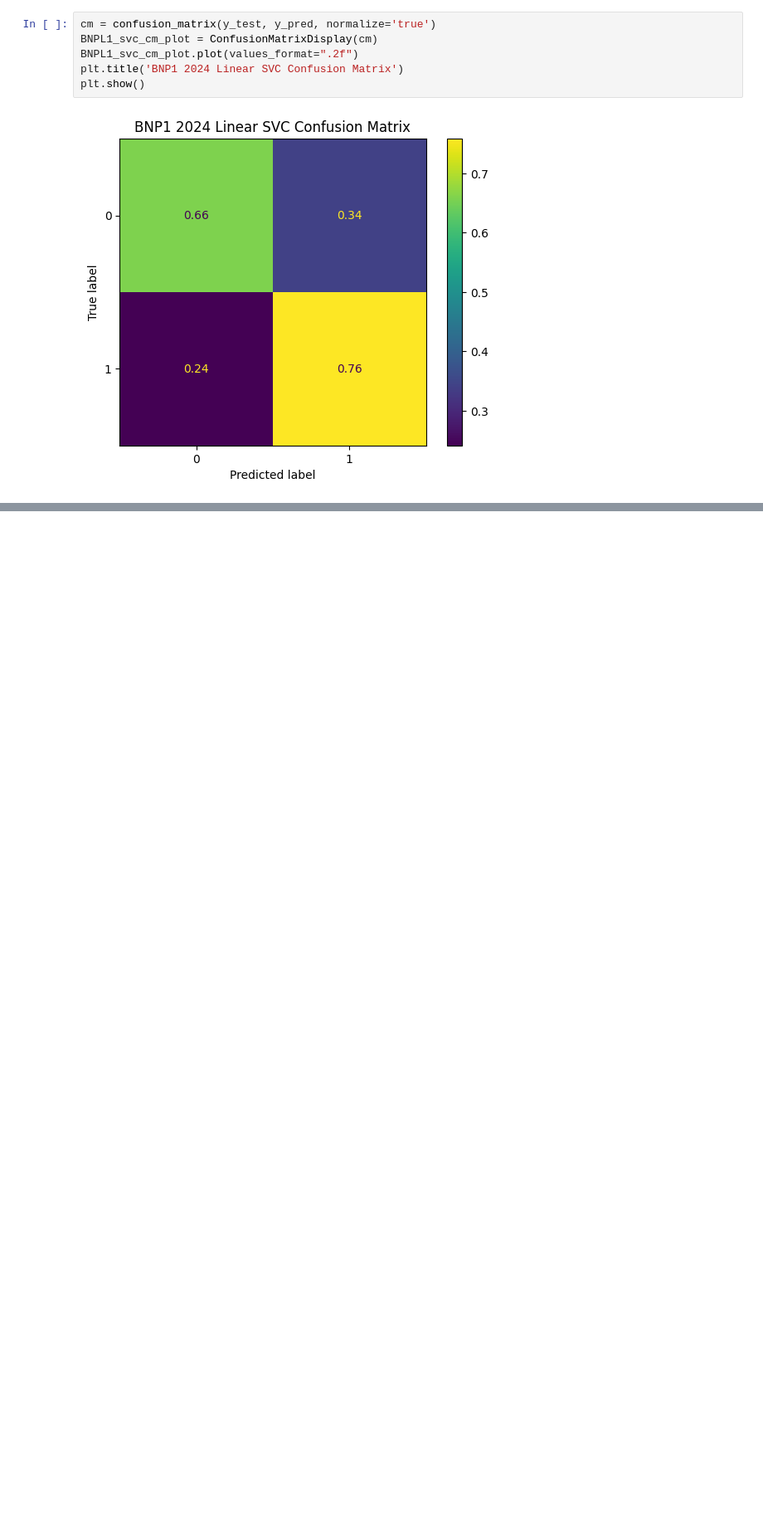
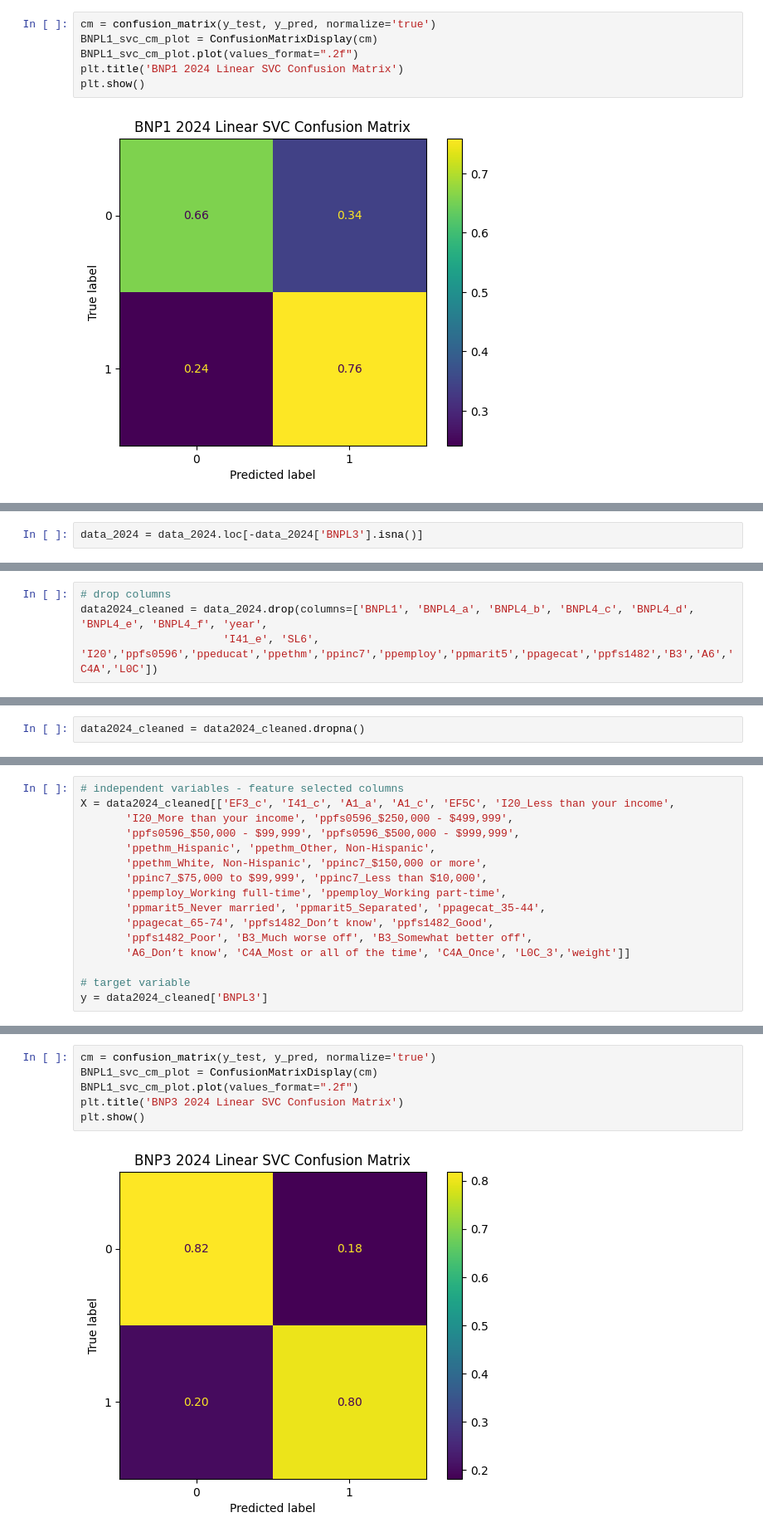
Before and after one commit to mw1296/DSAN5300, a Jupyter notebook: dsan5300_group1_final_project/code.ipynb, the cells around one changed output, grey strips where cells are left out. Shown at 83% size. Drawn from its saved outputs; the diff is of its cells as text; blank space fills up the shorter version.

```diff
--- a/dsan5300_group1_final_project/code.ipynb
+++ b/dsan5300_group1_final_project/code.ipynb
@@ -2485,0 +2738,2 @@ plt.show()
+# %%
+data_2024 = data_2024.loc[-data_2024['BNPL3'].isna()]
@@ -2485,0 +2764,4 @@ plt.show()
+# %%
+# drop columns
+data2024_cleaned = data_2024.drop(columns=['BNPL1', 'BNPL4_a', 'BNPL4_b', 'BNPL4_c', 'BNPL4_d', 'BNPL4_e', 'BNPL4_f', 'year',
+                      'I41_e', 'SL6', 'I20','ppfs0596','ppeducat','ppethm','ppinc7','ppemploy','ppmarit5','ppagecat','ppfs1482','B3','A6','C4A','L0C'])
@@ -2485,0 +2788,2 @@ plt.show()
+# %%
+data2024_cleaned = data2024_cleaned.dropna()
@@ -2485,0 +2792,16 @@ plt.show()
+# %%
+# independent variables - feature selected columns
+X = data2024_cleaned[['EF3_c', 'I41_c', 'A1_a', 'A1_c', 'EF5C', 'I20_Less than your income',
+       'I20_More than your income', 'ppfs0596_$250,000 - $499,999',
+       'ppfs0596_$50,000 - $99,999', 'ppfs0596_$500,000 - $999,999',
+       'ppethm_Hispanic', 'ppethm_Other, Non-Hispanic',
+       'ppethm_White, Non-Hispanic', 'ppinc7_$150,000 or more',
+       'ppinc7_$75,000 to $99,999', 'ppinc7_Less than $10,000',
+       'ppemploy_Working full-time', 'ppemploy_Working part-time',
+       'ppmarit5_Never married', 'ppmarit5_Separated', 'ppagecat_35-44',
+       'ppagecat_65-74', 'ppfs1482_Don’t know', 'ppfs1482_Good',
+       'ppfs1482_Poor', 'B3_Much worse off', 'B3_Somewhat better off',
+       'A6_Don’t know', 'C4A_Most or all of the time', 'C4A_Once', 'L0C_3','weight']]
+
+# target variable
+y = data2024_cleaned['BNPL3']
@@ -2485,0 +2931,8 @@ plt.show()
+# %%
+cm = confusion_matrix(y_test, y_pred, normalize='true')
+BNPL1_svc_cm_plot = ConfusionMatrixDisplay(cm)
+BNPL1_svc_cm_plot.plot(values_format=".2f")
+plt.title('BNP3 2024 Linear SVC Confusion Matrix')
+plt.show()
+# %% [output]
+[figure, added]
```
Also changed, not shown: parts of 38 cells of this notebook, 6 other files.
